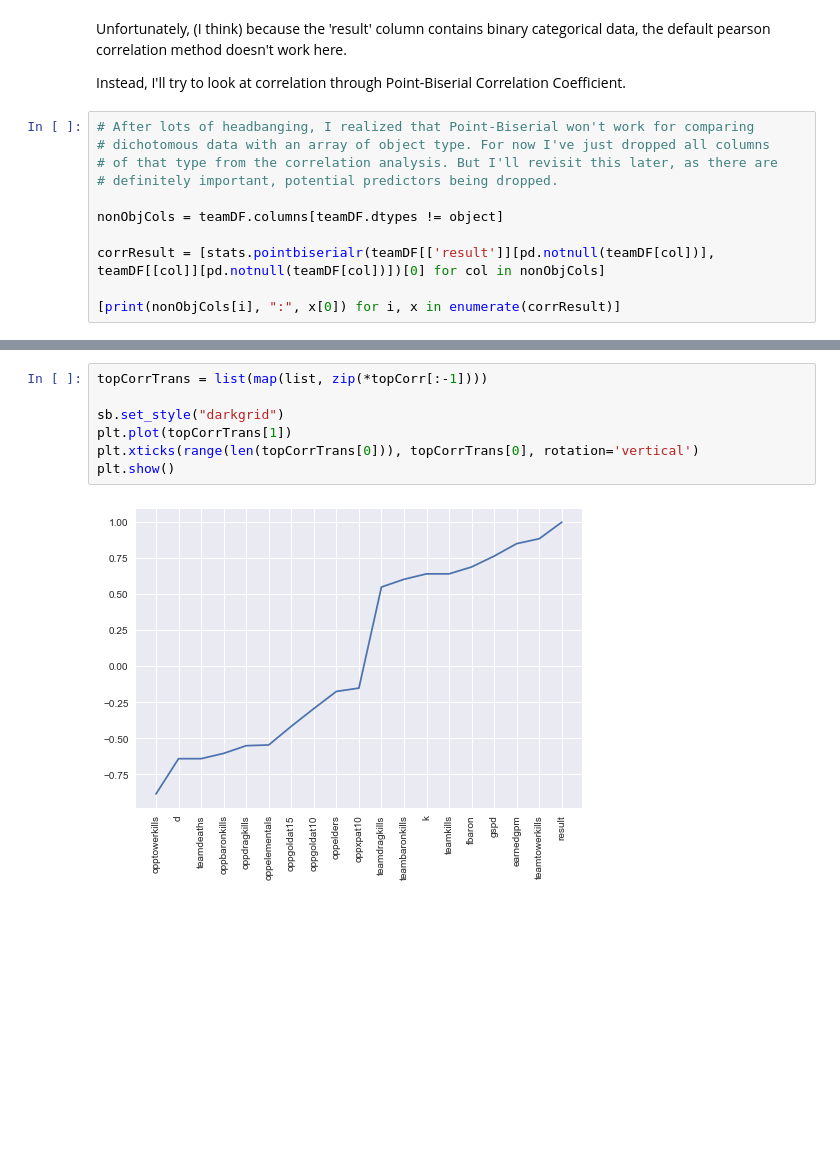
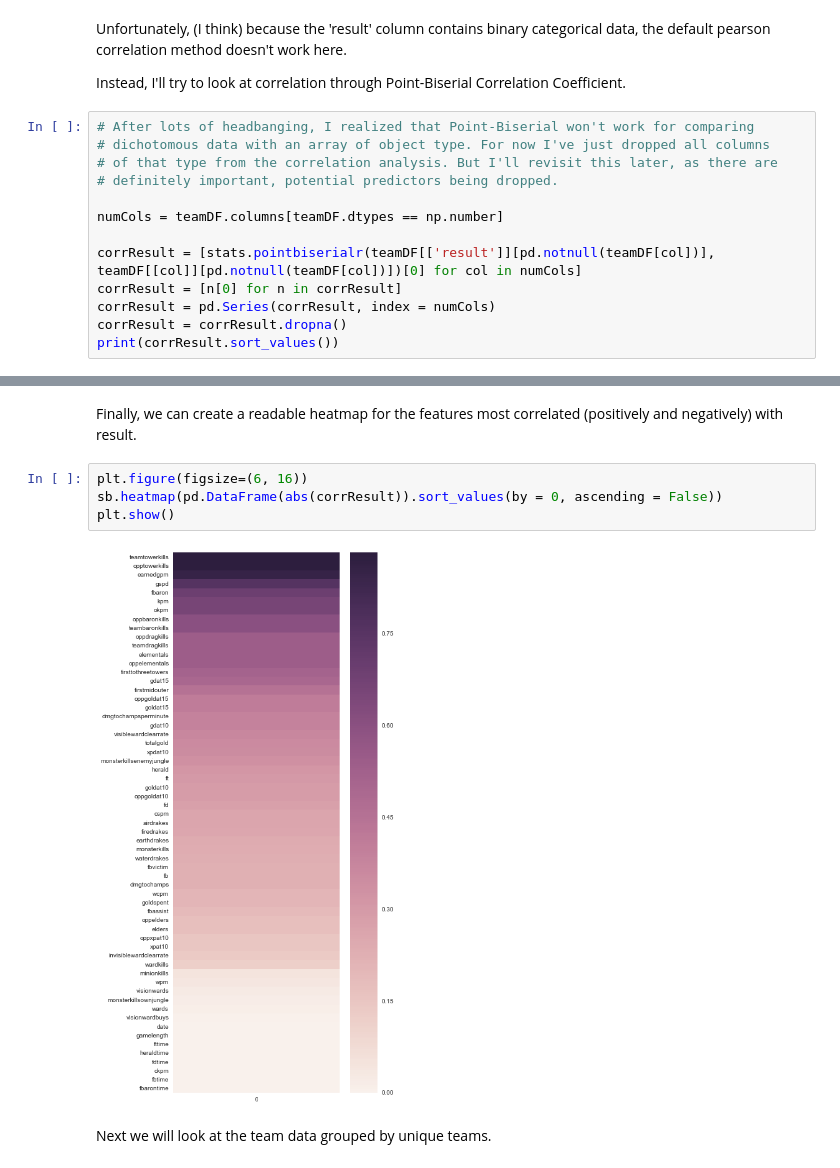
Before and after one commit to gmlander/Springboard, a Jupyter notebook: Capstone 1 EDA.ipynb, the cells around one changed output, grey strips where cells are left out. Saved outputs shown, nothing was run; the diff lists cells and outputs as text; blank space fills up the shorter version.

```diff
--- a/Capstone 1 EDA.ipynb
+++ b/Capstone 1 EDA.ipynb
@@ -102,9 +164,11 @@ Instead, I'll try to look at correlation through Point-Biserial Correlation Coef
 # of that type from the correlation analysis. But I'll revisit this later, as there are
 # definitely important, potential predictors being dropped.
 
-nonObjCols = teamDF.columns[teamDF.dtypes != object]
+numCols = teamDF.columns[teamDF.dtypes == np.number]
 
-corrResult = [stats.pointbiserialr(teamDF[['result']][pd.notnull(teamDF[col])], teamDF[[col]][pd.notnull(teamDF[col])])[0] for col in nonObjCols]
-
-[print(nonObjCols[i], ":", x[0]) for i, x in enumerate(corrResult)]
+corrResult = [stats.pointbiserialr(teamDF[['result']][pd.notnull(teamDF[col])], teamDF[[col]][pd.notnull(teamDF[col])])[0] for col in numCols]
+corrResult = [n[0] for n in corrResult]
+corrResult = pd.Series(corrResult, index = numCols)
+corrResult = corrResult.dropna()
+print(corrResult.sort_values())
 # %% [output]
@@ -203,9 +192,10 @@ topCorr = namedCorrResult[:10] + namedCorrResult[-10:]
-# %%
-topCorrTrans = list(map(list, zip(*topCorr[:-1])))
-
-sb.set_style("darkgrid")
-plt.plot(topCorrTrans[1])
-plt.xticks(range(len(topCorrTrans[0])), topCorrTrans[0], rotation='vertical')
-plt.show()
-# %% [output]
-[figure, removed]
+# %% [markdown]
+Finally, we can create a readable heatmap for the features most correlated (positively and negatively) with result.
+# %%
+plt.figure(figsize=(6, 16))
+sb.heatmap(pd.DataFrame(abs(corrResult)).sort_values(by = 0, ascending = False))
+plt.show()
+# %% [output]
+[figure, added]
+# %% [markdown]
+Next we will look at the team data grouped by unique teams.
```
Also changed, not shown: parts of 26 cells of this notebook.
